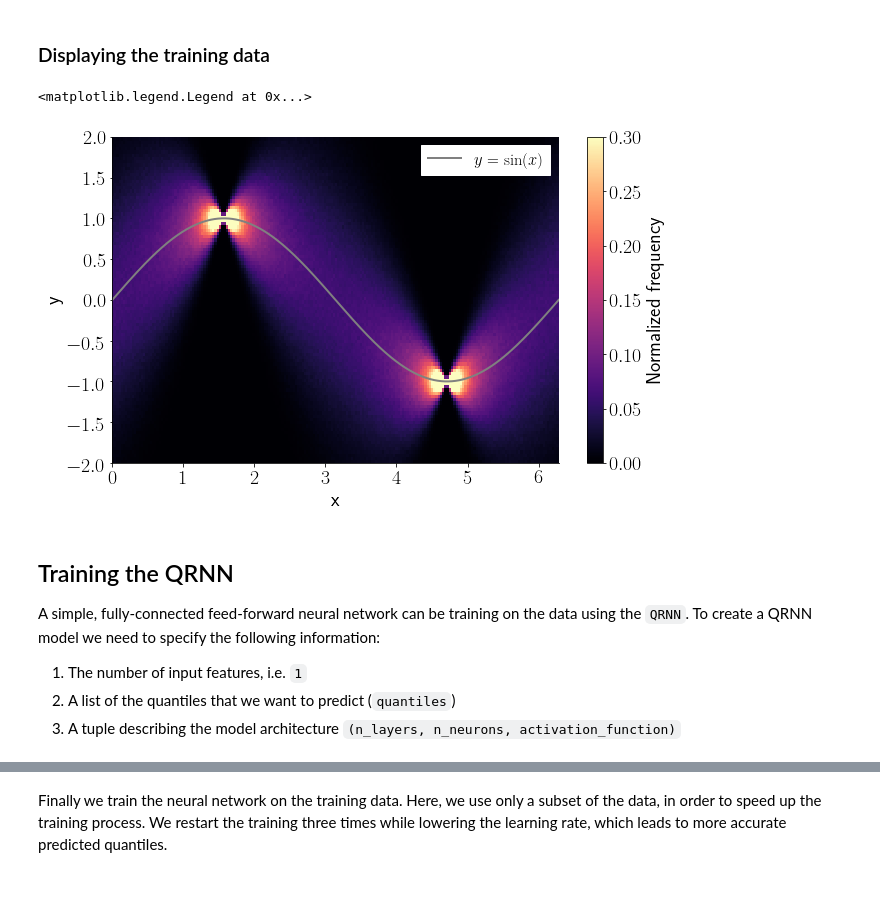
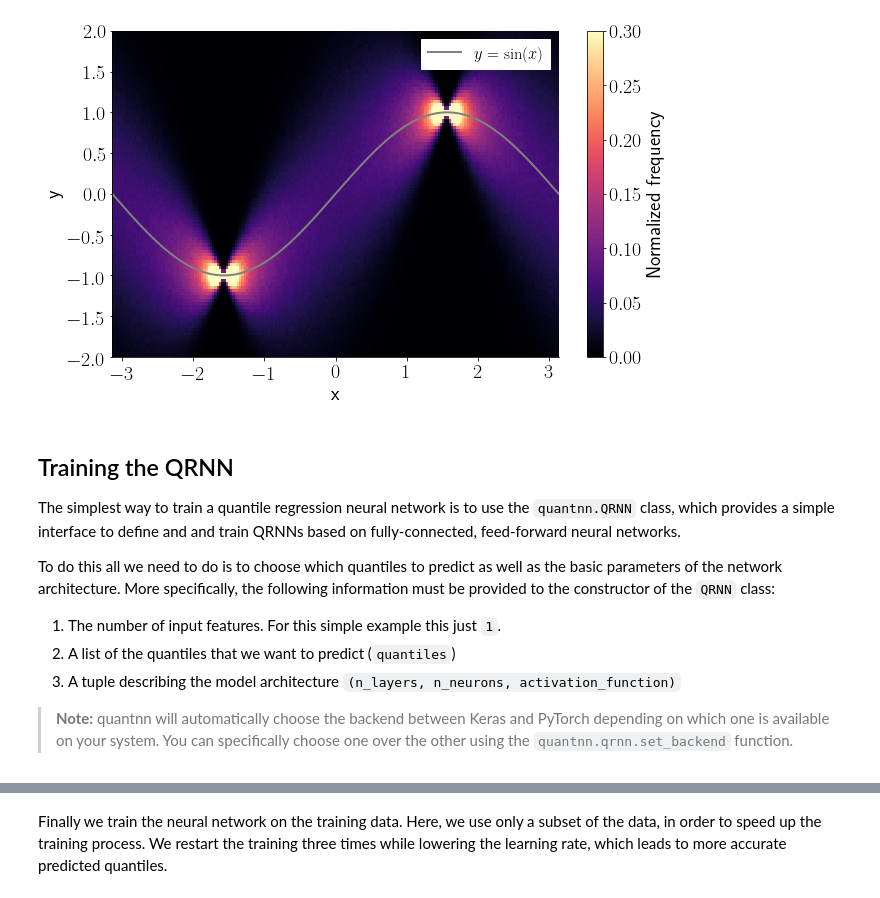
Before and after one commit to simonpf/quantnn, a Jupyter notebook: notebooks/simple_example.ipynb, the cells around one changed output, grey strips where cells are left out. Drawn from its saved outputs; the diff is of its cells as text; code cells hidden in the pictures.

```diff
--- a/notebooks/simple_example.ipynb
+++ b/notebooks/simple_example.ipynb
@@ -24,2 +19,0 @@ y = np.sin(x) + 1.0 * np.cos(x) * np.random.randn(n)
-# %% [markdown]
-### Displaying the training data
@@ -31,25 +20,22 @@ img, _, _ = np.histogram2d(x, y, bins=(bins_x, bins_y), density=True)
-# %%
-f, ax = plt.subplots(1, 1, figsize=(10, 6))
-m = ax.pcolormesh(x_img, y_img, img.T, vmin=0, vmax=0.3, cmap="magma")
-x_sin = np.linspace(0, 2 * np.pi, 1001)
-y_sin = np.sin(x_sin)
-ax.plot(x_sin, y_sin, c="grey", label="$y=\sin(x)$")
-ax.set_ylim([-2, 2])
-ax.set_xlabel("x")
-ax.set_ylabel("y")
-plt.colorbar(m, label="Normalized frequency");
-plt.legend()
-# %% [output]
-<matplotlib.legend.Legend at 0x...>
-[figure, removed]
-# %% [markdown]
-## Training the QRNN
-
-A simple, fully-connected feed-forward neural network can be training on the data using the ``QRNN``. To create a QRNN model we need to specify the following information:
-
-1. The number of input features, i.e. ``1``
-2. A list of the quantiles that we want to predict (``quantiles``)
-3. A tuple describing the model architecture ``(n_layers, n_neurons, activation_function)``
+# %%
+from quantnn.examples import simple
+x, y = simple.create_training_data(10_000_000)
+simple.plot_histogram(x, y)
+plt.savefig("simple_training_data.png")
+# %% [output]
+[figure, added]
+# %% [markdown]
+## Training the QRNN
+
+The simplest way to train a quantile regression neural network is to use the ``quantnn.QRNN`` class, which provides a simple interface to define and and train QRNNs based on fully-connected, feed-forward neural networks.
+
+To do this all we need to do is to choose which quantiles to predict as well as the basic parameters of the network architecture. More specifically, the following information must be provided to the constructor of the ``QRNN`` class:
+
+1. The number of input features. For this simple example this just ``1``.
+2. A list of the quantiles that we want to predict (``quantiles``)
+3. A tuple describing the model architecture ``(n_layers, n_neurons, activation_function)``
+
+> **Note:** quantnn will automatically choose the backend between Keras and PyTorch depending on which one is available on your system. You can specifically choose one over the other using the ``quantnn.qrnn.set_backend`` function.
 # %%
 import quantnn as q
 quantiles = [0.01, 0.05, 0.15, 0.25, 0.35, 0.45, 0.5, 0.55, 0.65, 0.75, 0.85, 0.95, 0.99]
```
Also changed, not shown: parts of 13 cells of this notebook, 4 other files.
